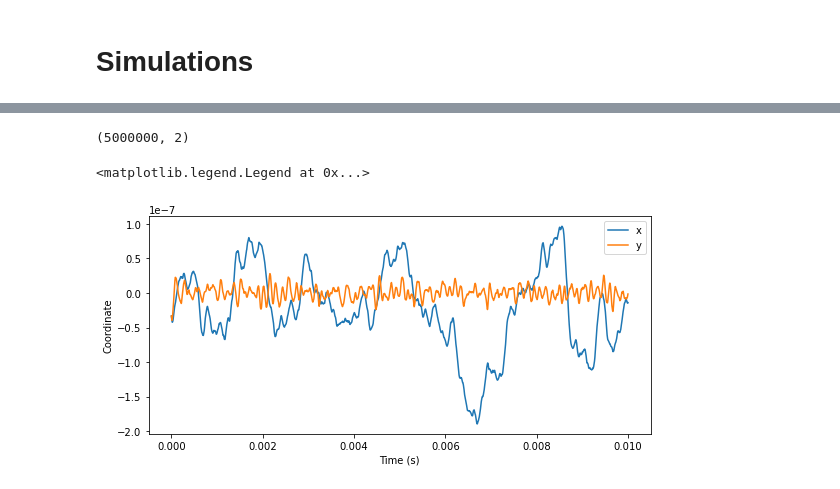
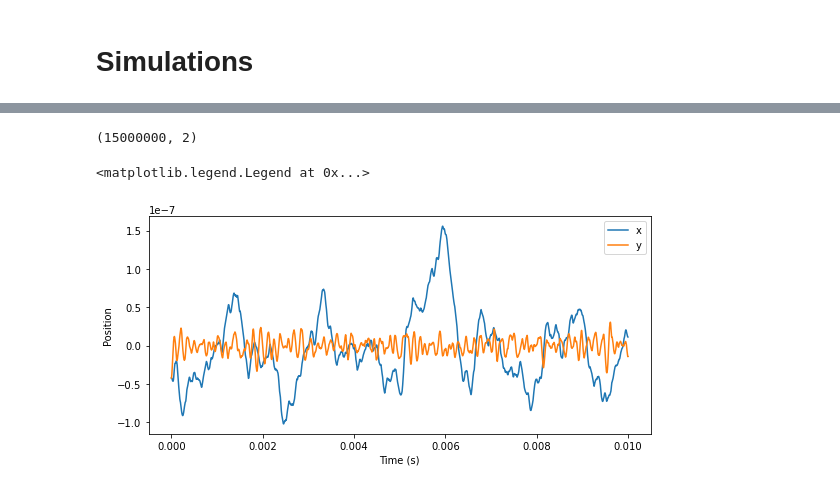
Before and after one commit to lhillber/brownian, a Jupyter notebook: tour.ipynb, the cells around one changed output, grey strips where cells are left out. Cells and saved outputs as stored; diff of their text form; code cells hidden in the pictures.

```diff
--- a/tour.ipynb
+++ b/tour.ipynb
@@ -339,11 +407,12 @@ Asymptotic speed up factor: 7.58
 # %%
+# Set up simulation parameters
 params = make_sim_params(
          K=np.array(
              [1e-6, 50e-6] # X, Y trap stiffness, N/m
-             ),
+             ),            # use two very different values for illustration
          rho=1740,         # bead density, kg/m^3
          R=3.17e-6 / 2,    # bead radius, m
          T=273.15 + 25     # air temp, K
                         )
-tmax = 1.0  # maximum simulation time, s
-dt = 1.0/2e6  # time resolution, s
+tmax = 3.0  # maximum simulation time, s
+dt = 1.0/5e6  # time resolution, s
@@ -352,5 +445,5 @@ xs, vs, ts = sim(tmax=tmax, dt=dt, **params) # Simulation positions, velocities,
 # %%
 xs.shape # (time index, coordinate index), same for vs
 # %% [output]
-(5000000, 2)
+(15000000, 2)
 # %%
@@ -359,7 +455,8 @@ SY = TimeSeries(xs[:,1], r=1/dt)  # Y coordinate position
 # %%
 fig, ax = SX.plot(tmax=10e-3, label="x")
 fig, ax = SY.plot(tmax=10e-3, ax=ax, label="y")
+ax.set_ylabel("Position")
 plt.legend()
 # %% [output]
 <matplotlib.legend.Legend at 0x...>
-[figure, old version]
+[figure, new version]
```
Also changed, not shown: parts of 56 cells of this notebook, 2 other files.
